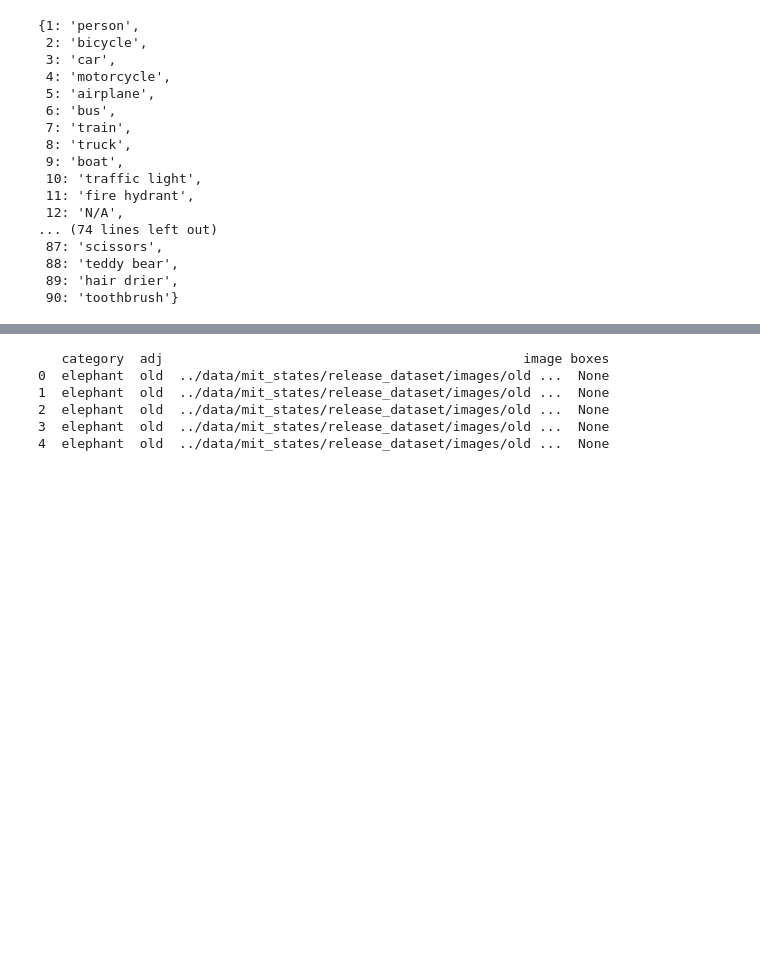
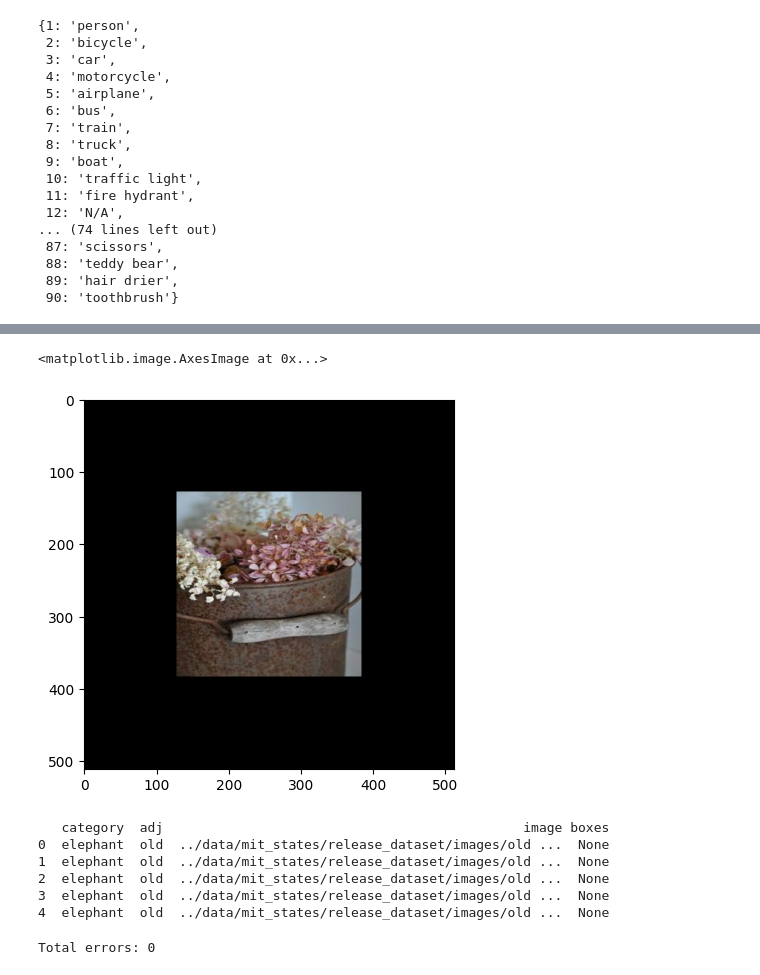
Before and after one commit to smb-h/iirbctf, a Jupyter notebook: notebooks/pytorch.ipynb, the cells around one changed output, grey strips where cells are left out. Cells and saved outputs as stored; diff of their text form; code cells hidden in the pictures; blank space fills up the shorter version.

```diff
--- a/notebooks/pytorch.ipynb
+++ b/notebooks/pytorch.ipynb
@@ -250,3 +246,16 @@ for box in preds[0]['boxes']:
+# %%
+new_shape = (512, 512)
+# padding image to new shape (put the original image at the center of the new image)
+new_img = np.zeros((new_shape[0], new_shape[1], 3))
+new_img[
+    (new_shape[0] - img.shape[0]) // 2 : (new_shape[0] - img.shape[0]) // 2 + img.shape[0],
+    (new_shape[1] - img.shape[1]) // 2 : (new_shape[1] - img.shape[1]) // 2 + img.shape[1],
+    :
+] = img
+plt.imshow(new_img)
+# %% [output]
+<matplotlib.image.AxesImage at 0x...>
+[figure, added]
 # %%
 # add boxes col to df
 df['boxes'] = None
@@ -260,6 +269,7 @@ print(df.head())
 4  elephant  old  ../data/mit_states/release_dataset/images/old ...  None
 # %%
 max_boxed_size = (0, 0)
+err = 0
 # go through all the images and crop them
 for idx in range(len(df)):
     img = plt.imread(df['image'][idx])
@@ -272,6 +282,7 @@ for idx in range(len(df)):
         print(e)
         print(f"{idx}. {cat} {adj} - {img.shape}")
         print(img.shape)
+        err += 1
         continue
     preds = model(x)
     this_boxes = []
@@ -284,3 +295,6 @@ for idx in range(len(df)):
         if crop.shape[0] > max_boxed_size[0] or crop.shape[1] > max_boxed_size[1]:
             max_boxed_size = crop.shape
     df['boxes'][idx] = this_boxes
+print(f"Total errors: {err}")
+# %% [output]
+Total errors: 0
```
Also changed, not shown: parts of 11 cells of this notebook.
